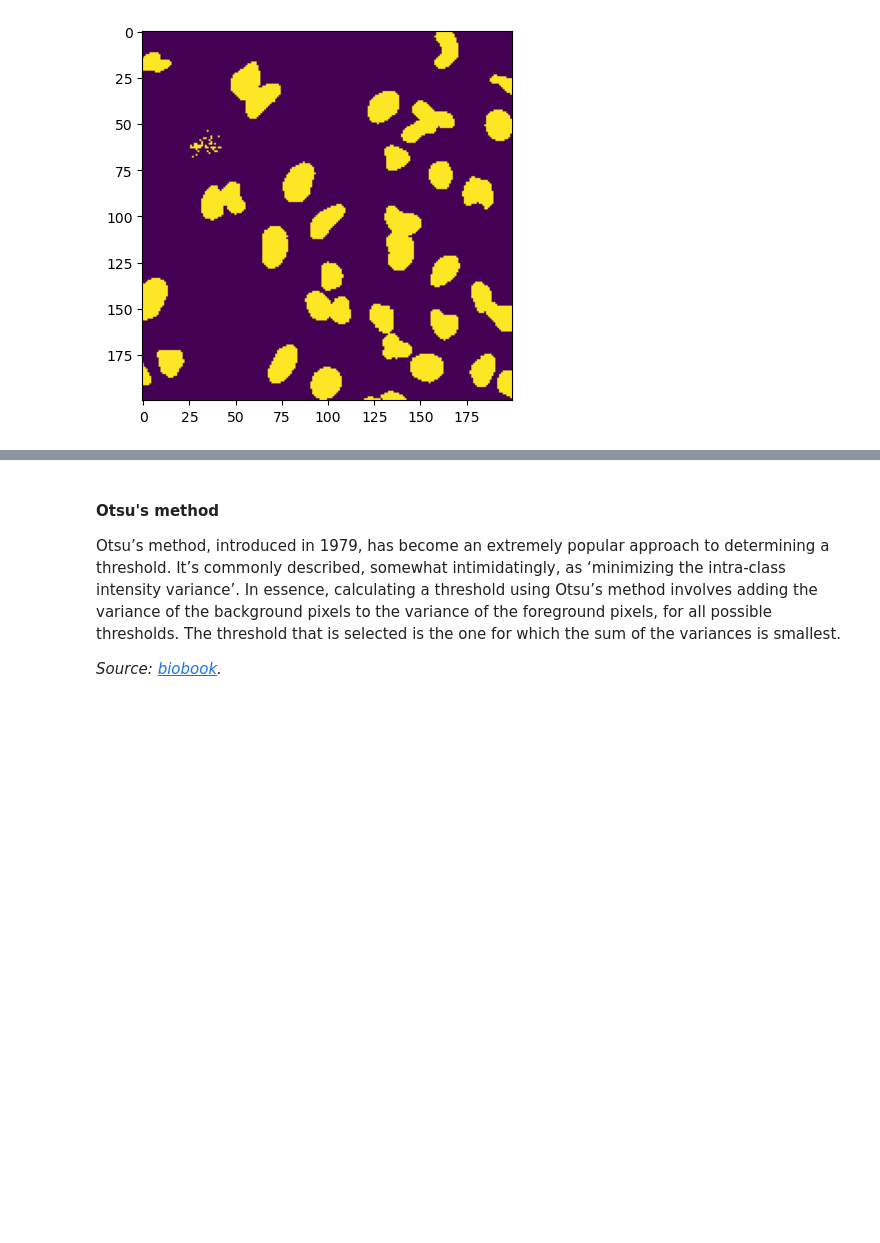
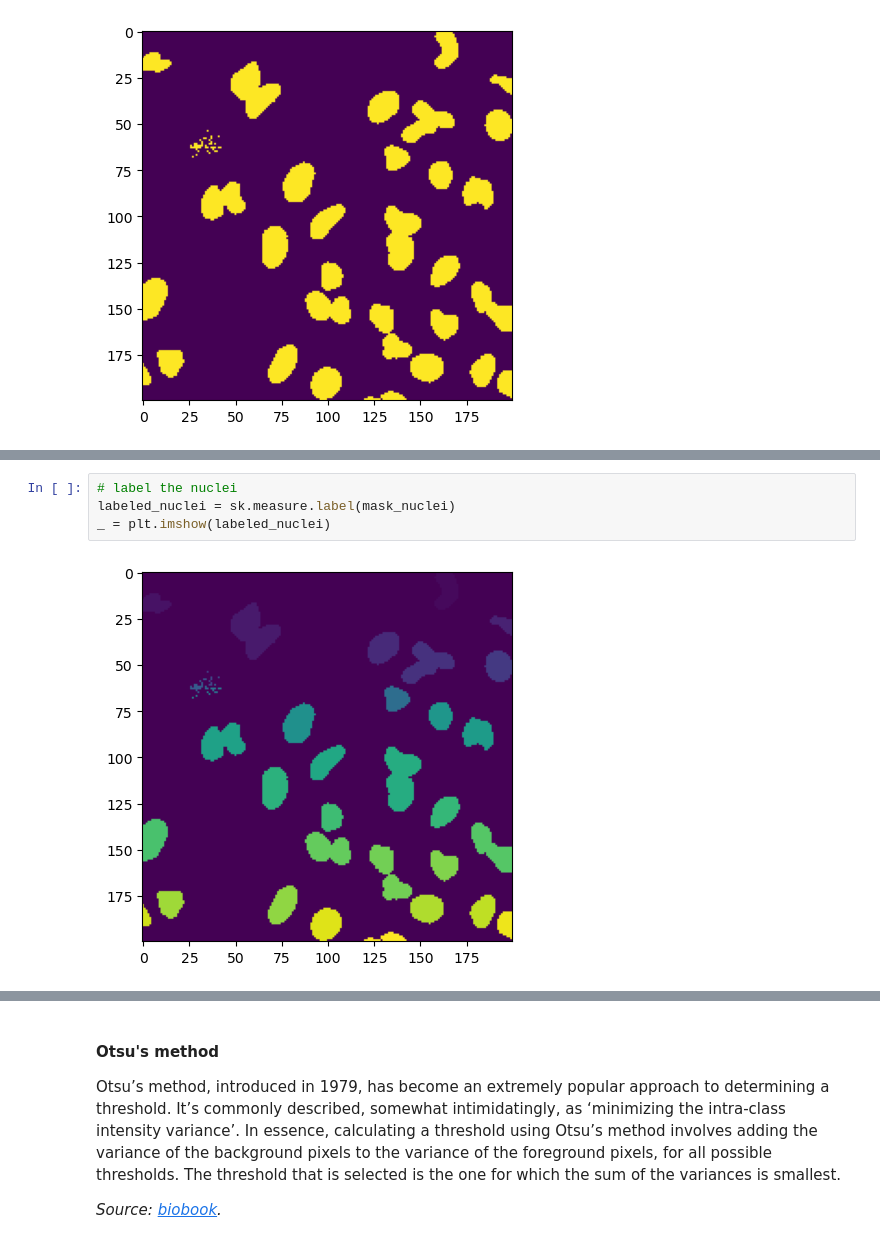
Before and after one commit to Jintram/Workshop_Py_image-analysis_2025, a Jupyter notebook: Bioimage-analysis_03A_imageprocessing copy.ipynb, the cells around one changed output, grey strips where cells are left out. Saved outputs shown, nothing was run; the diff lists cells and outputs as text; blank space fills up the shorter version.

```diff
--- a/Bioimage-analysis_03_imageprocessing.ipynb
+++ b/Bioimage-analysis_03A_imageprocessing copy.ipynb
@@ -134,0 +141,6 @@ _=plt.imshow(mask_nuclei)
+# %%
+# label the nuclei
+labeled_nuclei = sk.measure.label(mask_nuclei)
+_ = plt.imshow(labeled_nuclei)
+# %% [output]
+[figure, added]
```
Also changed, not shown: parts of 8 cells of this notebook, 1 other file.
